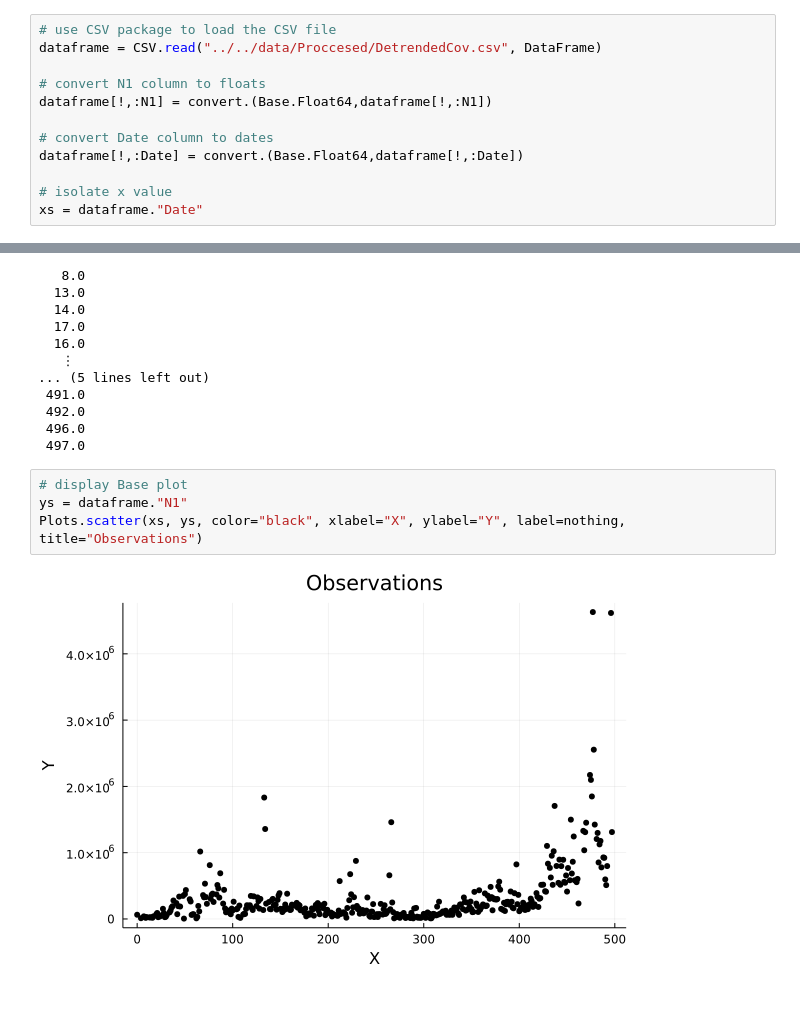
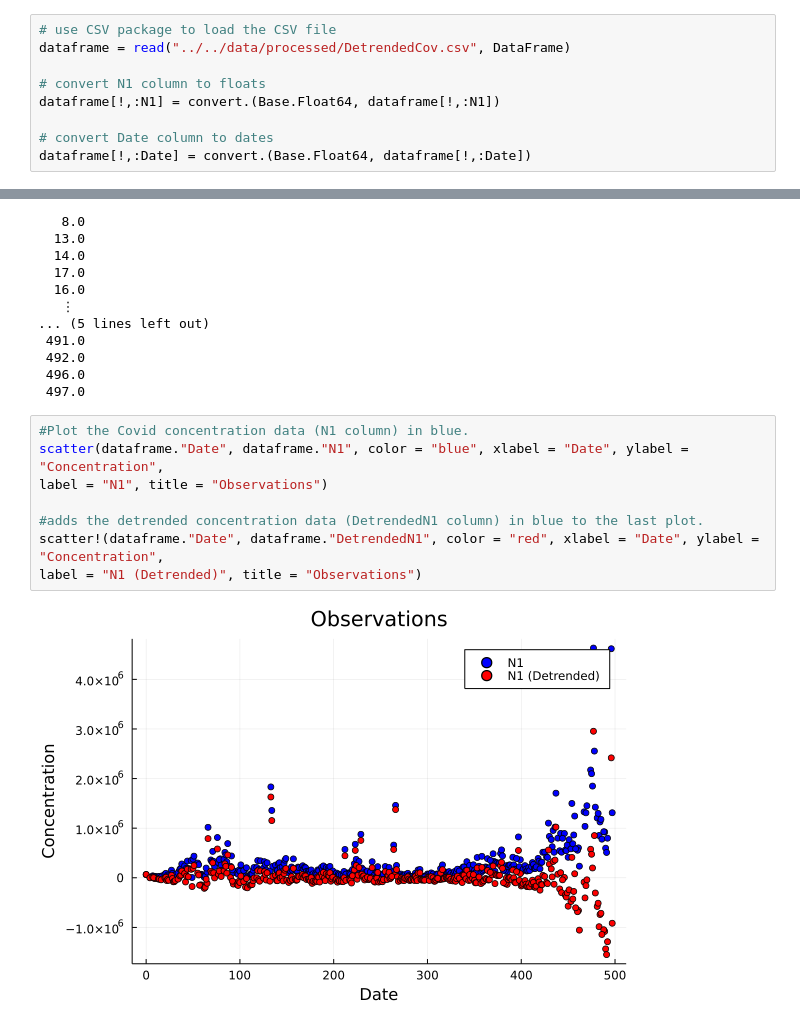
Before and after one commit to UW-Madison-DSI/PPL_OutlierPrediction, a Jupyter notebook: src/step01-importing-data/step01.ipynb, the cells around one changed output, grey strips where cells are left out. Cells and saved outputs as stored; diff of their text form.

```diff
--- a/src/step01-importing-data/step01.ipynb
+++ b/src/step01-importing-data/step01.ipynb
@@ -6,15 +11,12 @@ This section uploads and converts the columns to necessary types. Then the follo
 # %%
 # use CSV package to load the CSV file
-dataframe = CSV.read("../../data/Proccesed/DetrendedCov.csv", DataFrame)
+dataframe = read("../../data/processed/DetrendedCov.csv", DataFrame)
 
 # convert N1 column to floats
-dataframe[!,:N1] = convert.(Base.Float64,dataframe[!,:N1])
+dataframe[!,:N1] = convert.(Base.Float64, dataframe[!,:N1])
 
 # convert Date column to dates
-dataframe[!,:Date] = convert.(Base.Float64,dataframe[!,:Date])
-
-# isolate x value
-xs = dataframe."Date"
+dataframe[!,:Date] = convert.(Base.Float64, dataframe[!,:Date])
 # %% [output]
 390-element Vector{Float64}:
    0.0
@@ -34,8 +36,12 @@ xs = dataframe."Date"
  496.0
  497.0
 # %%
-# display Base plot
-ys = dataframe."N1"
-Plots.scatter(xs, ys, color="black", xlabel="X", ylabel="Y", label=nothing, title="Observations")
+#Plot the Covid concentration data (N1 column) in blue.
+scatter(dataframe."Date", dataframe."N1", color = "blue", xlabel = "Date", ylabel = "Concentration",
+label = "N1", title = "Observations")
+
+#adds the detrended concentration data (DetrendedN1 column) in blue to the last plot.
+scatter!(dataframe."Date", dataframe."DetrendedN1", color = "red", xlabel = "Date", ylabel = "Concentration",
+label = "N1 (Detrended)", title = "Observations")
 # %% [output]
-[figure, old version]
+[figure, new version]
```
Also changed, not shown: parts of 3 cells of this notebook, 5 other files.
